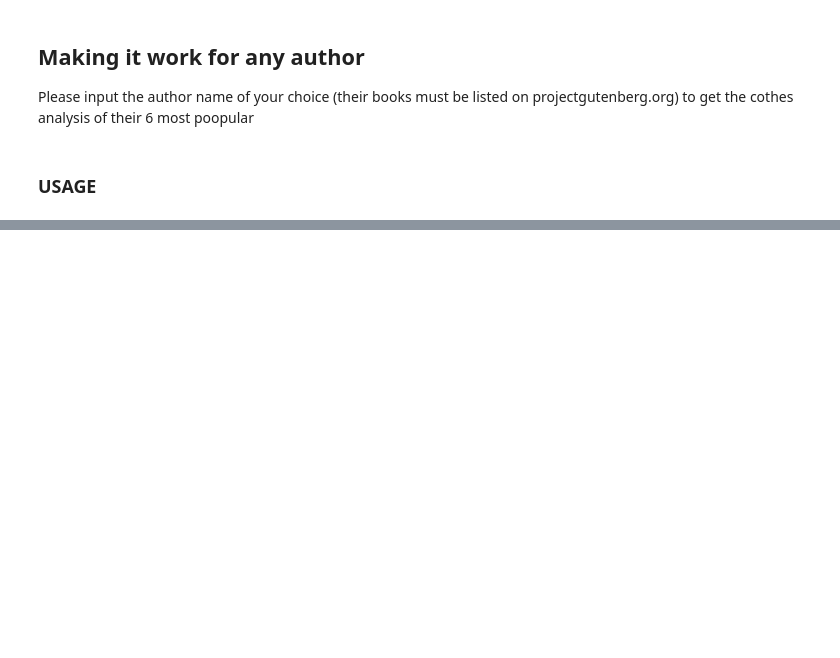
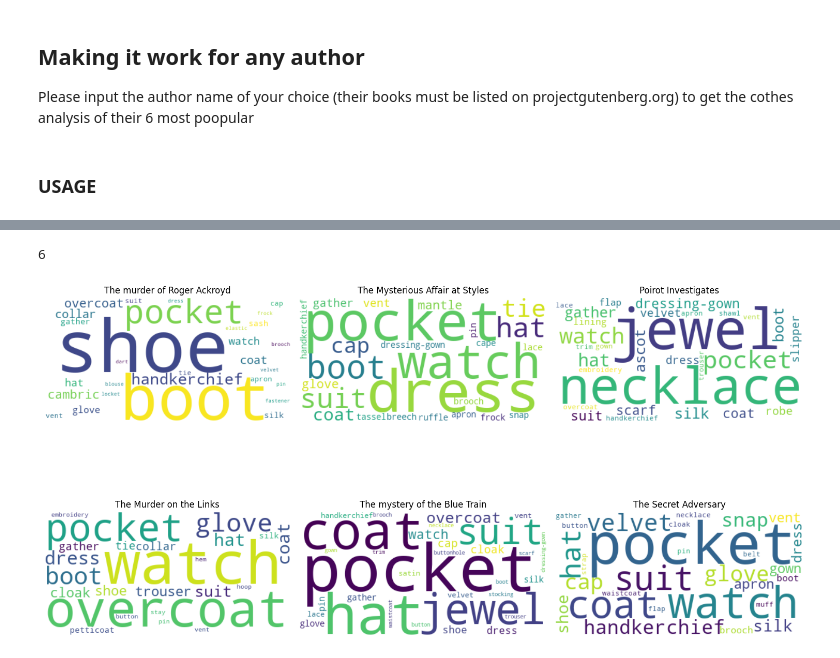
Before and after one commit to osienka/INLP, a Jupyter notebook: projekt.ipynb, the cells around one changed output, grey strips where cells are left out. Cells and saved outputs as stored; diff of their text form; code cells hidden in the pictures; blank space fills up the shorter version.

```diff
--- a/projekt.ipynb
+++ b/projekt.ipynb
@@ -321,0 +314,9 @@ NameError: name 'books' is not defined
+# %%
+books = get_books_by_author("Agatha Christie")
+print(len(books))
+# %% [output]
+6
+# %%
+visualise_books_data(books)
+# %% [output]
+[figure, added]
```
Also changed, not shown: parts of 9 cells of this notebook.
